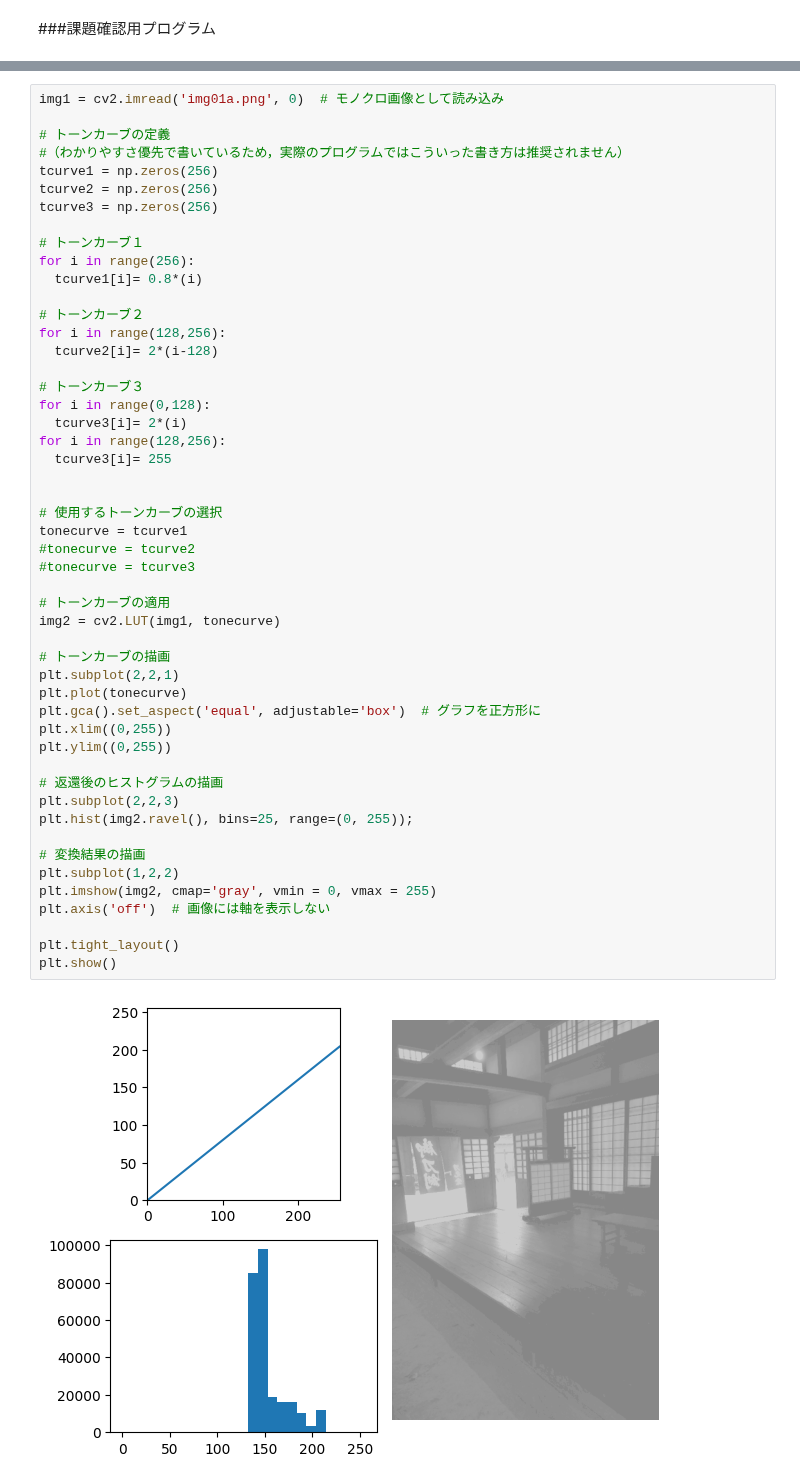
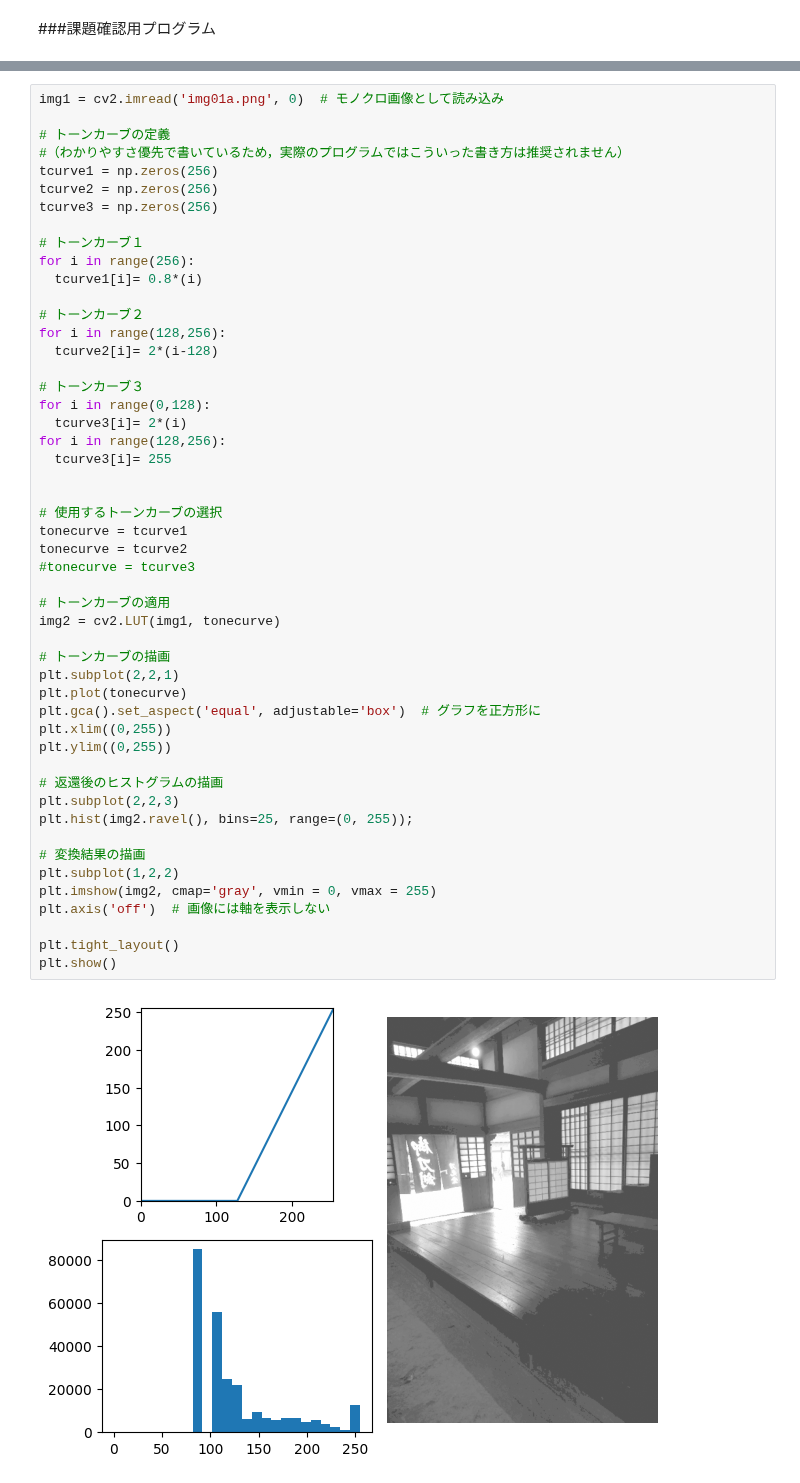
Before and after one commit to yamazoe/ImageMediaProcessing, a Jupyter notebook: week04.ipynb, the cells around one changed output, grey strips where cells are left out. Cells and saved outputs as stored; diff of their text form.

```diff
--- a/week04.ipynb
+++ b/week04.ipynb
@@ -159,35 +164,35 @@ for i in range(0,128):
 for i in range(128,256):
   tcurve3[i]= 255
 
 
 # 使用するトーンカーブの選択
 tonecurve = tcurve1
-#tonecurve = tcurve2
+tonecurve = tcurve2
 #tonecurve = tcurve3
 
 # トーンカーブの適用
 img2 = cv2.LUT(img1, tonecurve)
 
 # トーンカーブの描画
 plt.subplot(2,2,1)
 plt.plot(tonecurve)
 plt.gca().set_aspect('equal', adjustable='box')  # グラフを正方形に
 plt.xlim((0,255))
 plt.ylim((0,255))
 
 # 返還後のヒストグラムの描画
 plt.subplot(2,2,3)
 plt.hist(img2.ravel(), bins=25, range=(0, 255));
 
 # 変換結果の描画
 plt.subplot(1,2,2)
 plt.imshow(img2, cmap='gray', vmin = 0, vmax = 255)
 plt.axis('off')  # 画像には軸を表示しない
 
 plt.tight_layout()
 plt.show()
 # %% [output]
-[figure, old version]
+[figure, new version]
 # %% [markdown]
 # Python課題 （オプション）
 
```
Also changed, not shown: parts of 5 cells of this notebook.
